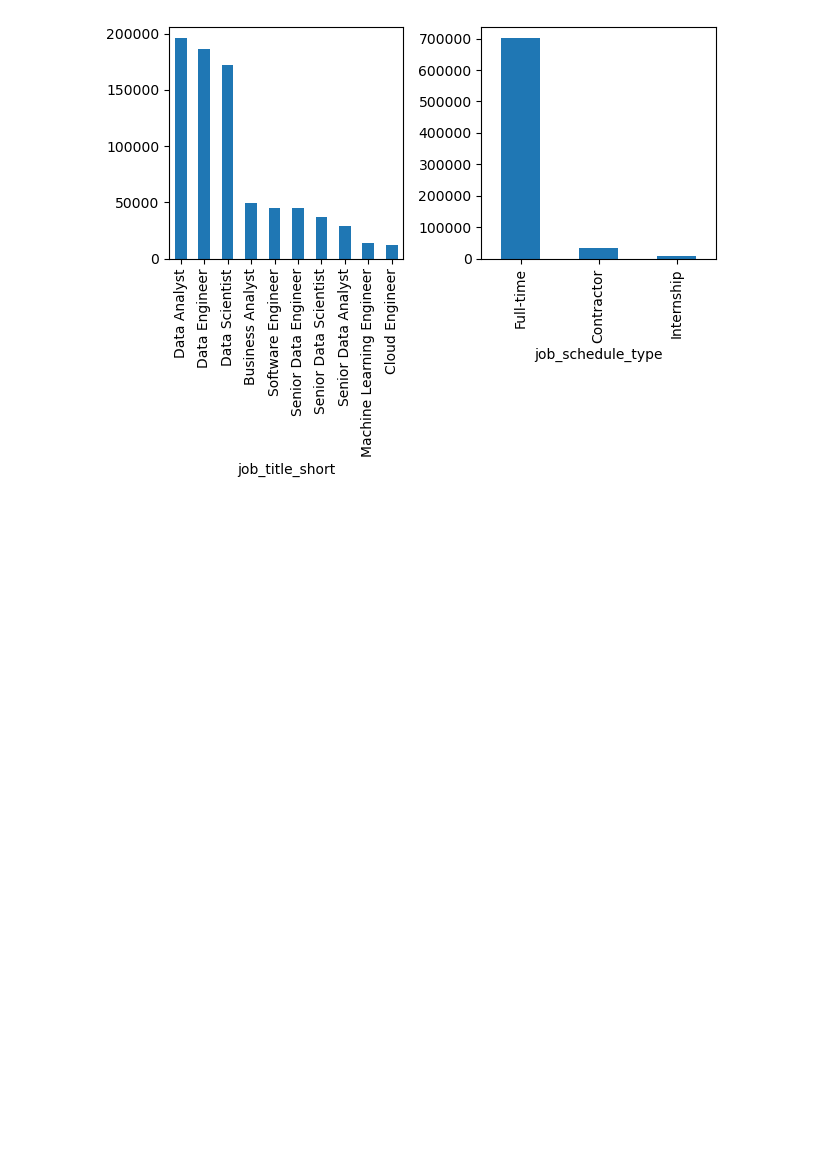
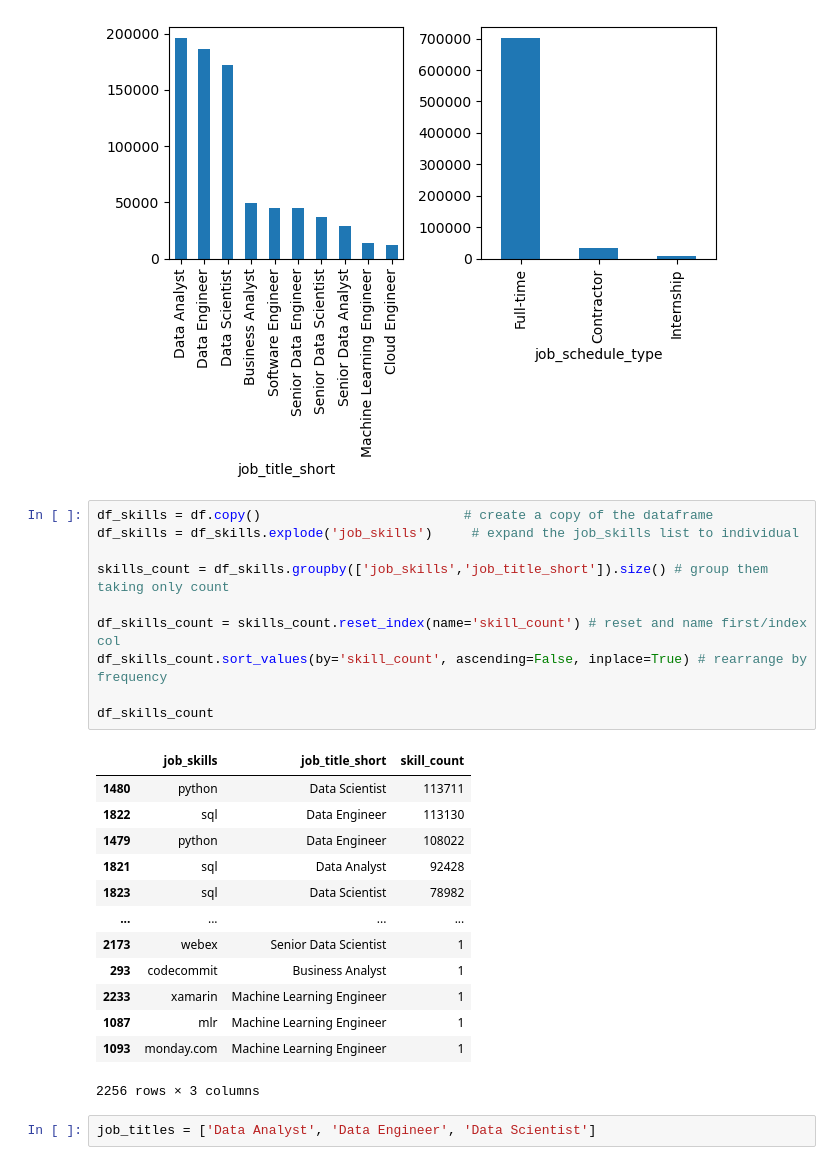
Before and after one commit to okiromosh/Learning-Python-Data, a Jupyter notebook: Python Matplotlib 2_ Subplots.ipynb, the cells around one changed output. Drawn from its saved outputs; the diff is of its cells as text; blank space fills up the shorter version.

```diff
--- a/Python Matplotlib 2_ Subplots.ipynb
+++ b/Python Matplotlib 2_ Subplots.ipynb
@@ -38,3 +38,29 @@ df['job_schedule_type'].value_counts().head(3).plot(kind='bar', ax=ax[1])
 fig.tight_layout() # Prettifies the charts
 # %% [output]
 [figure]
+# %%
+df_skills = df.copy()                          # create a copy of the dataframe
+df_skills = df_skills.explode('job_skills')     # expand the job_skills list to individual
+
+skills_count = df_skills.groupby(['job_skills','job_title_short']).size() # group them taking only count
+
+df_skills_count = skills_count.reset_index(name='skill_count') # reset and name first/index col
+df_skills_count.sort_values(by='skill_count', ascending=False, inplace=True) # rearrange by frequency
+
+df_skills_count
+# %% [output]
+|  | job_skills | job_title_short | skill_count |
+| 1480 | python | Data Scientist | 113711 |
+| 1822 | sql | Data Engineer | 113130 |
+| 1479 | python | Data Engineer | 108022 |
+| 1821 | sql | Data Analyst | 92428 |
+| 1823 | sql | Data Scientist | 78982 |
+| ... | ... | ... | ... |
+| 2173 | webex | Senior Data Scientist | 1 |
+| 293 | codecommit | Business Analyst | 1 |
+| 2233 | xamarin | Machine Learning Engineer | 1 |
+| 1087 | mlr | Machine Learning Engineer | 1 |
+| 1093 | monday.com | Machine Learning Engineer | 1 |
+2256 rows × 3 columns
+# %%
+job_titles = ['Data Analyst', 'Data Engineer', 'Data Scientist']
```
Also changed, not shown: parts of 1 cell of this notebook, 1 other file.
